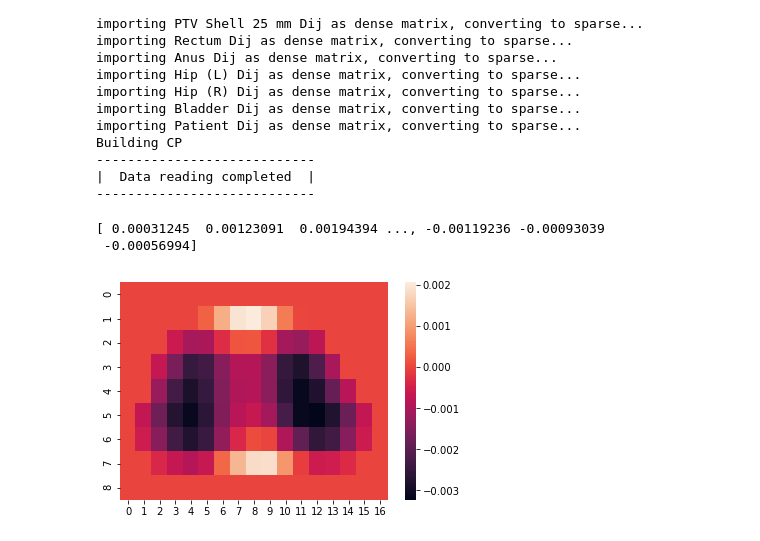
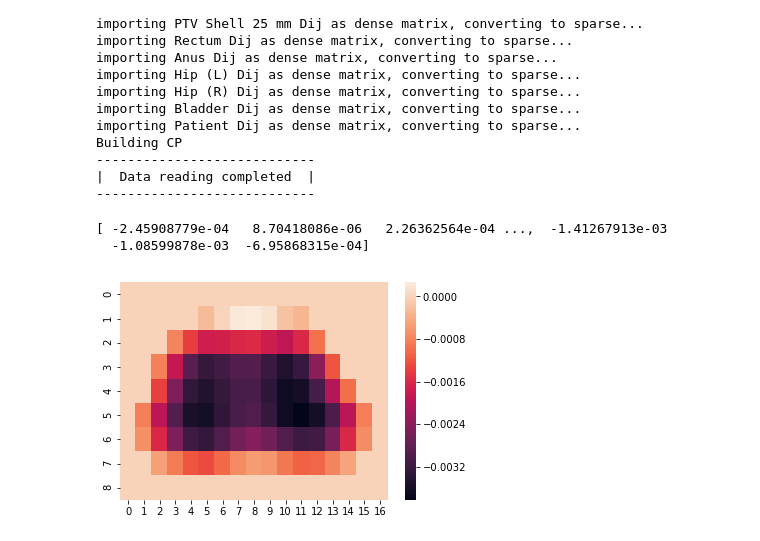
Before and after one commit to brugaltheelder/vmat_auto, a Jupyter notebook: troy_vmat_testing.ipynb, the cells around one changed output. Cells and saved outputs as stored; diff of their text form; code cells hidden in the pictures.

```diff
--- a/troy_vmat_testing.ipynb
+++ b/troy_vmat_testing.ipynb
@@ -133,37 +133,37 @@ for s in range(len(model.data.structures)) :
 # %%
 target_mask = [np.zeros(model.data.structures[s].num_vox) for s in range(len(model.data.structures))]
 for s in range(len(model.data.structures)):
     if model.data.structures[s].is_target:
         target_mask[s] = -30.*np.ones(model.data.structures[s].num_vox)/model.data.structures[s].num_vox
     else:
         if model.data.structures[s].name=='Bladder':
+            factor = 10.
+        elif model.data.structures[s].name=='Rectum':
             factor = 0.
-        elif model.data.structures[s].name=='Rectum':
-            factor = 30.
         else:
             factor = 0.
 
         target_mask[s] = factor*np.ones(model.data.structures[s].num_vox)/model.data.structures[s].num_vox
 
 beamlet_usefulness = np.zeros(model.data.num_beamlets)
 
 for s in range(len(model.data.structures)):
     beamlet_usefulness+= model.data.structures[s].Dij.dot(target_mask[s])
 
 
 beamlet_usefulness
 print beamlet_usefulness
 for c in range(1):#range(model.data.num_control_points):
     plot_fluence_map(model.data,
                          model.data.control_points[c],
                          beamlet_usefulness[model.data.cumulative_beamlets_per_cp[c]:model.data.cumulative_beamlets_per_cp[c+1]],
                         tight_bool=True,
                         save_bool=True,
                     show_plot=True)
 # %% [output]
-[ 0.00031245  0.00123091  0.00194394 ..., -0.00119236 -0.00093039
- -0.00056994]
+[ -2.45908779e-04   8.70418086e-06   2.26362564e-04 ...,  -1.41267913e-03
+  -1.08599878e-03  -6.95868315e-04]
-[figure, old version]
+[figure, new version]
 # %%
 print model.data.num_control_points
 # %%
```
Also changed, not shown: parts of 2 cells of this notebook, 1 other file.
